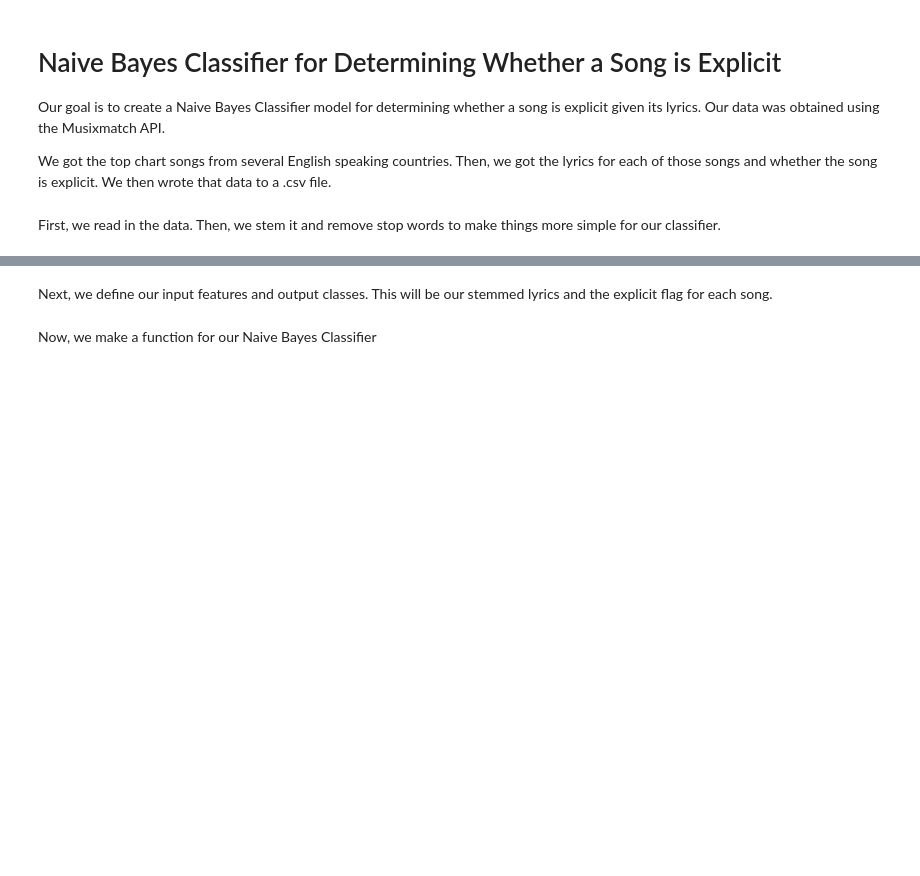
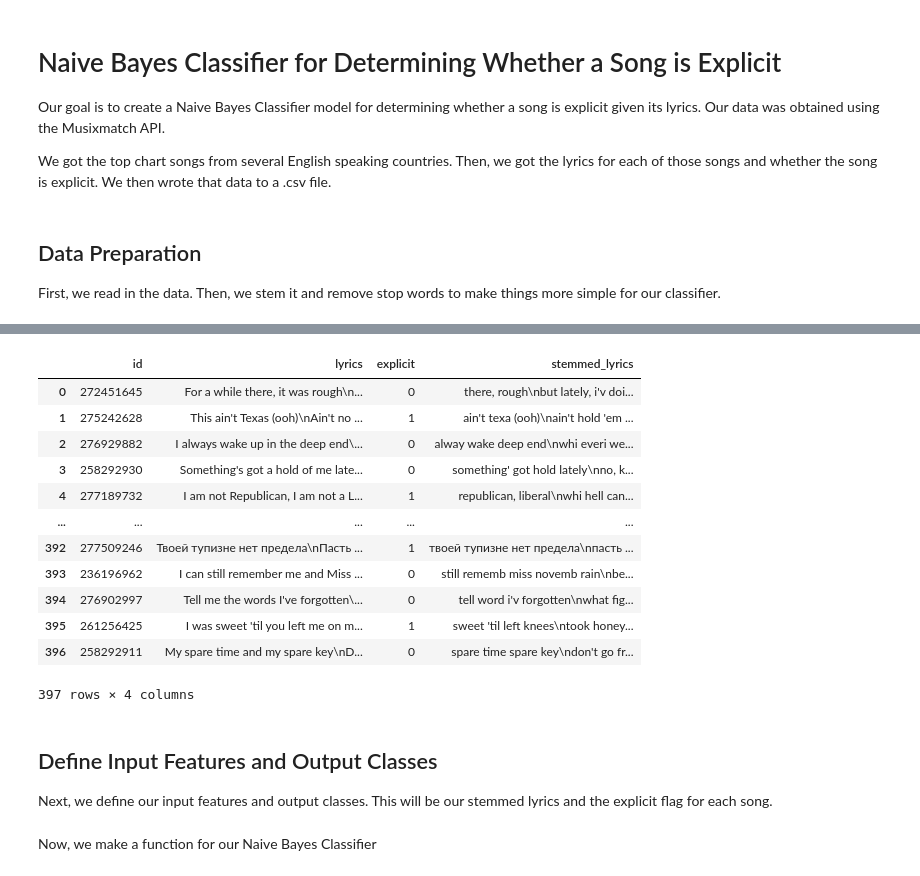
Before and after one commit to Drew-Watson-117/cs5830_project_5, a Jupyter notebook: project5.ipynb, the cells around one changed output, grey strips where cells are left out. Drawn from its saved outputs; the diff is of its cells as text; code cells hidden in the pictures; blank space fills up the shorter version.

```diff
--- a/project5.ipynb
+++ b/project5.ipynb
@@ -15,6 +15,8 @@ Our goal is to create a Naive Bayes Classifier model for determining whether a s
 
 We got the top chart songs from several English speaking countries. Then, we got the lyrics for each of those songs and whether the song is explicit. We then wrote that data to a .csv file.
 # %% [markdown]
+## Data Preparation
+
 First, we read in the data. Then, we stem it and remove stop words to make things more simple for our classifier.
 # %%
 tracks = pd.read_csv("data/tracks.csv",index_col=0)
@@ -24,13 +26,20 @@ del tracks["index"]
 
 # Stemming words and removing stop words
 nltk.download('stopwords')
+stopWords = stopwords.words('english')
 stemmer = PorterStemmer()
 
-stemmedLyricsList = []
-for lyrics in tracks['lyrics']:
-    lyricsList = lyrics.split(" ")
-    stemmedLyrics = [stemmer.stem(word) for word in lyricsList if word.lower() not in stopwords.words('english')]
-    stemmedLyrics = ' '.join(stemmedLyrics)
-    stemmedLyricsList.append(stemmedLyrics)
-tracks = tracks.assign(stemmed_lyrics=stemmedLyricsList)
+# Function to stem lyrics
+def stemLyrics(stop_words):
+    stemmedLyricsList = []
+    for lyrics in tracks['lyrics']:
+        lyricsList = lyrics.split(" ")
+        stemmedLyrics = [stemmer.stem(word) for word in lyricsList if word.lower() not in stop_words]
+        stemmedLyrics = ' '.join(stemmedLyrics)
+        stemmedLyricsList.append(stemmedLyrics)
+    return stemmedLyricsList
+
+stemmedLyrics = stemLyrics(stopWords)
+tracks = tracks.assign(stemmed_lyrics=stemmedLyrics)
 tracks
+# %% [output]
@@ -37,4 +49,19 @@ tracks
+|  | id | lyrics | explicit | stemmed_lyrics |
+| 0 | 272451645 | For a while there, it was rough\n... | 0 | there, rough\nbut lately, i'v doi... |
+| 1 | 275242628 | This ain't Texas (ooh)\nAin't no ... | 1 | ain't texa (ooh)\nain't hold 'em ... |
+| 2 | 276929882 | I always wake up in the deep end\... | 0 | alway wake deep end\nwhi everi we... |
+| 3 | 258292930 | Something's got a hold of me late... | 0 | something' got hold lately\nno, k... |
+| 4 | 277189732 | I am not Republican, I am not a L... | 1 | republican, liberal\nwhi hell can... |
+| ... | ... | ... | ... | ... |
+| 392 | 277509246 | Твоей тупизне нет предела\nПасть ... | 1 | твоей тупизне нет предела\nпасть ... |
+| 393 | 236196962 | I can still remember me and Miss ... | 0 | still rememb miss novemb rain\nbe... |
+| 394 | 276902997 | Tell me the words I've forgotten\... | 0 | tell word i'v forgotten\nwhat fig... |
+| 395 | 261256425 | I was sweet 'til you left me on m... | 1 | sweet 'til left knees\ntook honey... |
+| 396 | 258292911 | My spare time and my spare key\nD... | 0 | spare time spare key\ndon't go fr... |
+397 rows × 4 columns
 # %% [markdown]
+## Define Input Features and Output Classes
+
 Next, we define our input features and output classes. This will be our stemmed lyrics and the explicit flag for each song.
 # %%
 # Define Input Features and Output Classes
```
Also changed, not shown: parts of 14 cells of this notebook.
